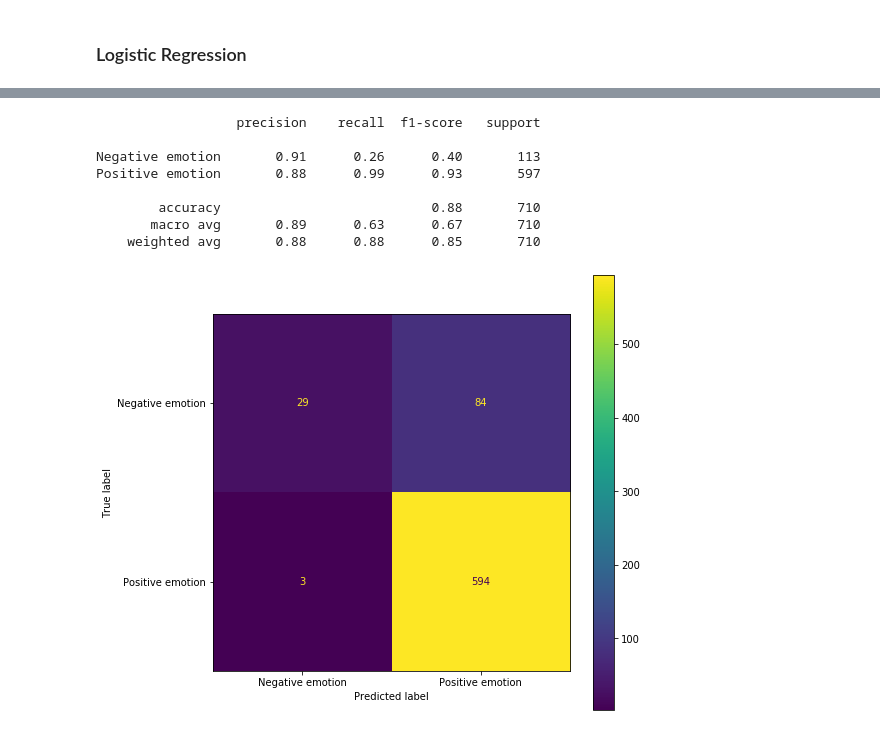
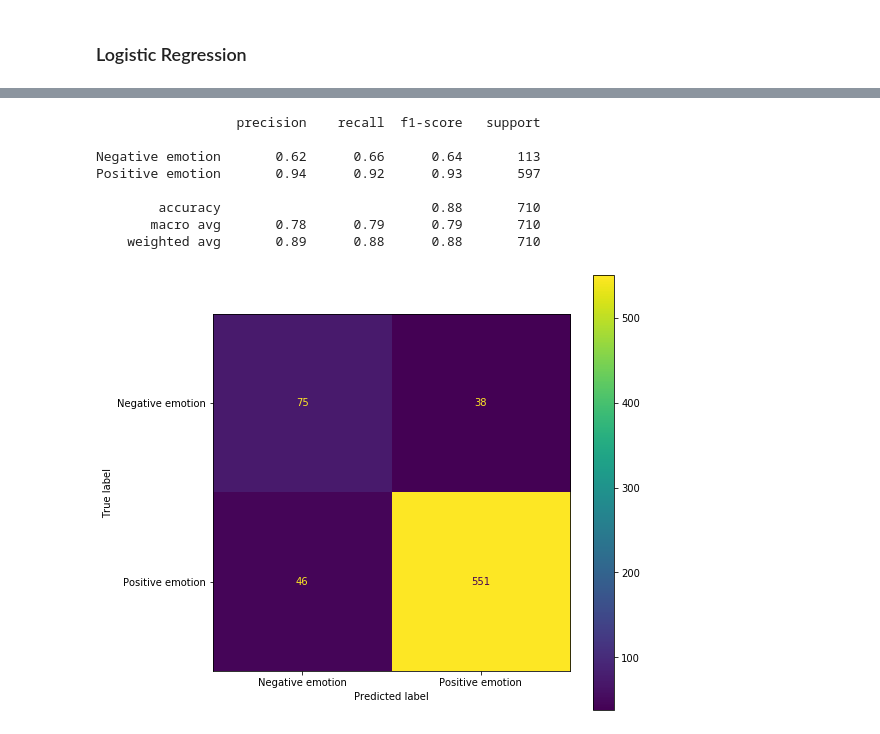
Before and after one commit to shsobieski/CustomerReviewSentiment, a Jupyter notebook: NLP.ipynb, the cells around one changed output, grey strips where cells are left out. Drawn from its saved outputs; the diff is of its cells as text; code cells hidden in the pictures.

```diff
--- a/NLP.ipynb
+++ b/NLP.ipynb
@@ -227,13 +222,19 @@ Positive emotion       0.93      0.90      0.91       597
-# %%
-rand_tree = RandomForestClassifier()
-report(rand_tree)
-# %% [output]
-                  precision    recall  f1-score   support
-
-Negative emotion       0.91      0.26      0.40       113
-Positive emotion       0.88      0.99      0.93       597
-
-        accuracy                           0.88       710
-       macro avg       0.89      0.63      0.67       710
-    weighted avg       0.88      0.88      0.85       710
-[figure, removed]
+# %%
+params= {'solver': ['lbfgs', 'liblinear', 'sag', 'saga'],
+         'max_iter': [500, 600],
+         'C': [.2, .4, .6, .8, 1],
+         'tol': [.0001, .001, .01],
+         'class_weight': ['balanced']}
+log_grid = GridSearchCV(LogisticRegression(),
+                        param_grid= params)
+report(log_grid)
+# %% [output]
+                  precision    recall  f1-score   support
+
+Negative emotion       0.62      0.66      0.64       113
+Positive emotion       0.94      0.92      0.93       597
+
+        accuracy                           0.88       710
+       macro avg       0.78      0.79      0.79       710
+    weighted avg       0.89      0.88      0.88       710
+[figure, added]
```
Also changed, not shown: parts of 9 cells of this notebook, 2 other files.
